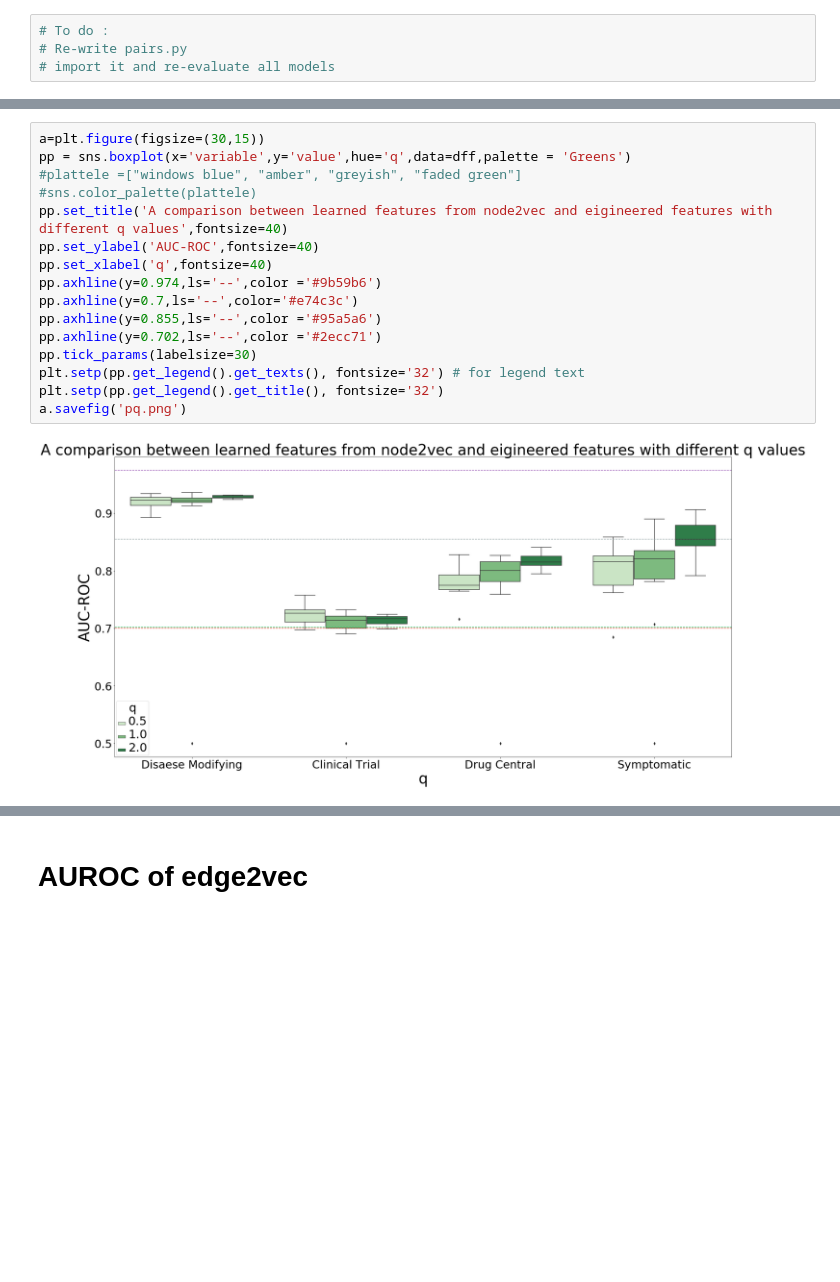
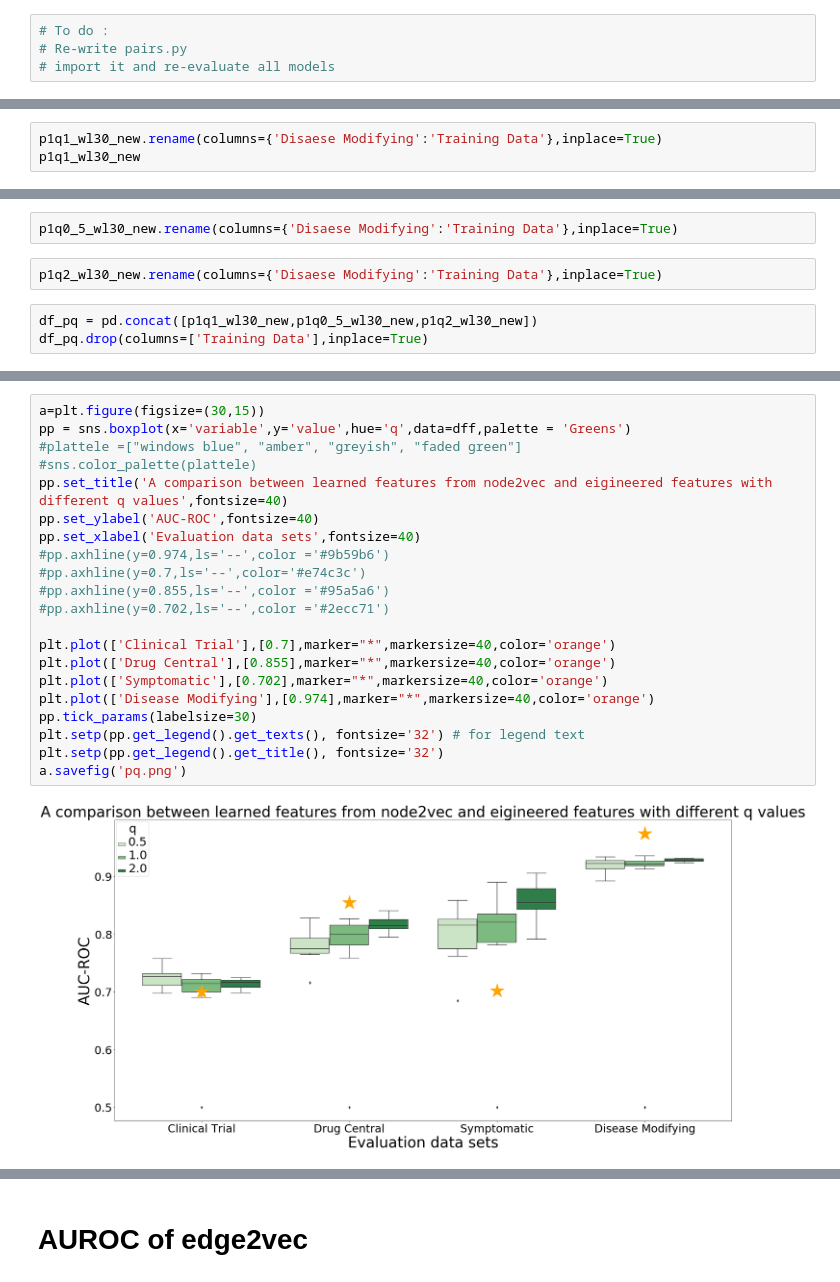
Before and after one commit to drugrelink/drugrelink, a Jupyter notebook: notebooks/plot_optimization.ipynb, the cells around one changed output, grey strips where cells are left out. Cells and saved outputs as stored; diff of their text form; blank space fills up the shorter version.

Commit message:
Update plots

```diff
--- a/notebooks/plot_optimization.ipynb
+++ b/notebooks/plot_optimization.ipynb
@@ -483,0 +415,3 @@ df_pq
+# %%
+p1q1_wl30_new.rename(columns={'Disaese Modifying':'Training Data'},inplace=True)
+p1q1_wl30_new
@@ -484,3 +444,10 @@ df_pq
+# %%
+p1q0_5_wl30_new.rename(columns={'Disaese Modifying':'Training Data'},inplace=True)
+# %%
+p1q2_wl30_new.rename(columns={'Disaese Modifying':'Training Data'},inplace=True)
+# %%
+df_pq = pd.concat([p1q1_wl30_new,p1q0_5_wl30_new,p1q2_wl30_new])
+df_pq.drop(columns=['Training Data'],inplace=True)
 # %%
 dff=df_pq.melt(id_vars='q')
 dff
@@ -506,19 +468,24 @@ dff
 # %%
 a=plt.figure(figsize=(30,15))
 pp = sns.boxplot(x='variable',y='value',hue='q',data=dff,palette = 'Greens')
 #plattele =["windows blue", "amber", "greyish", "faded green"]
 #sns.color_palette(plattele)
 pp.set_title('A comparison between learned features from node2vec and eigineered features with different q values',fontsize=40)
 pp.set_ylabel('AUC-ROC',fontsize=40)
-pp.set_xlabel('q',fontsize=40)
-pp.axhline(y=0.974,ls='--',color ='#9b59b6')
-pp.axhline(y=0.7,ls='--',color='#e74c3c')
-pp.axhline(y=0.855,ls='--',color ='#95a5a6')
-pp.axhline(y=0.702,ls='--',color ='#2ecc71')
+pp.set_xlabel('Evaluation data sets',fontsize=40)
+#pp.axhline(y=0.974,ls='--',color ='#9b59b6')
+#pp.axhline(y=0.7,ls='--',color='#e74c3c')
+#pp.axhline(y=0.855,ls='--',color ='#95a5a6')
+#pp.axhline(y=0.702,ls='--',color ='#2ecc71')
+
+plt.plot(['Clinical Trial'],[0.7],marker="*",markersize=40,color='orange')
+plt.plot(['Drug Central'],[0.855],marker="*",markersize=40,color='orange')
+plt.plot(['Symptomatic'],[0.702],marker="*",markersize=40,color='orange')
+plt.plot(['Disease Modifying'],[0.974],marker="*",markersize=40,color='orange')
 pp.tick_params(labelsize=30)
 plt.setp(pp.get_legend().get_texts(), fontsize='32') # for legend text
 plt.setp(pp.get_legend().get_title(), fontsize='32')
 a.savefig('pq.png')
 # %% [output]
-[figure, old version]
+[figure, new version]
 # %%
```
Also changed, not shown: parts of 39 cells of this notebook, 10 other files.
